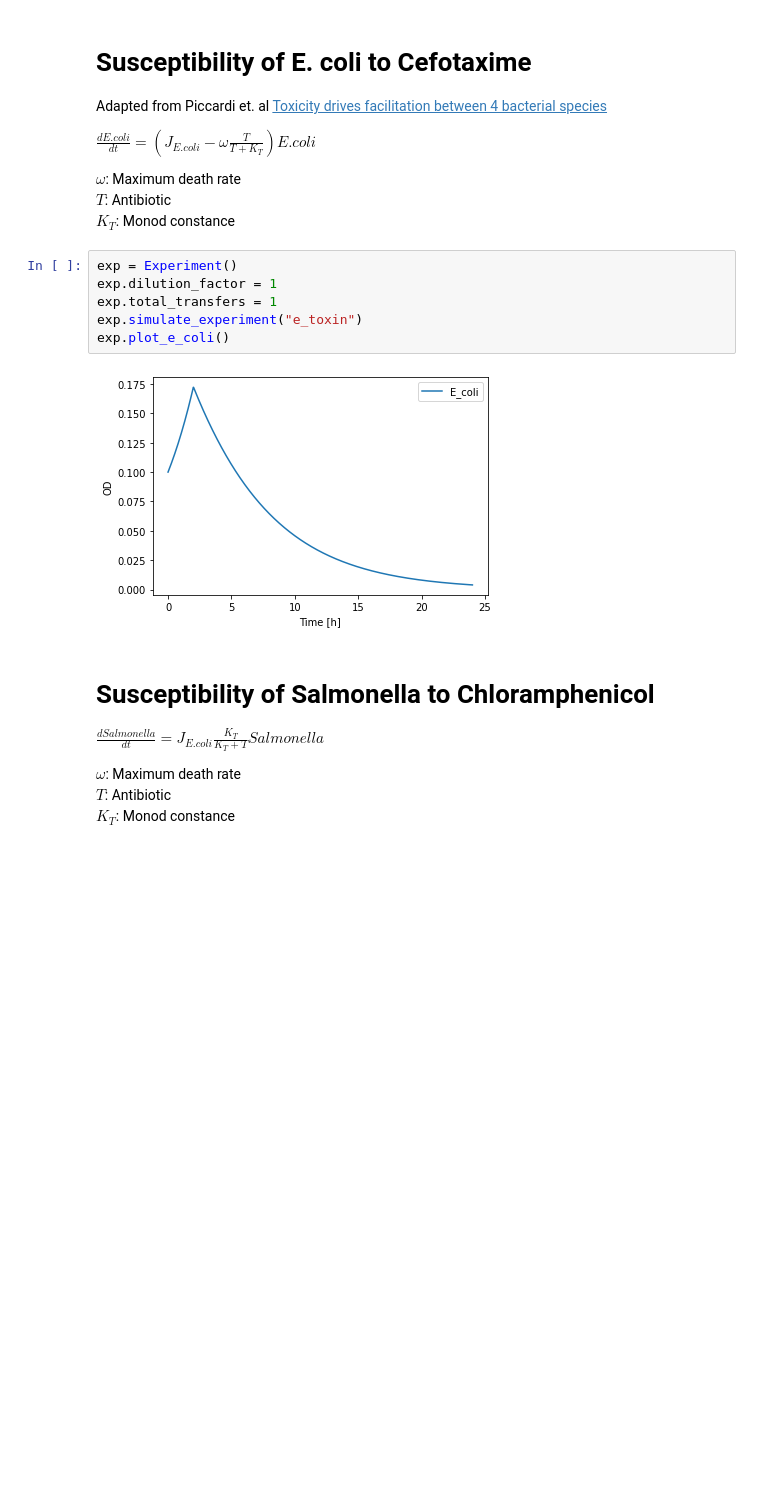
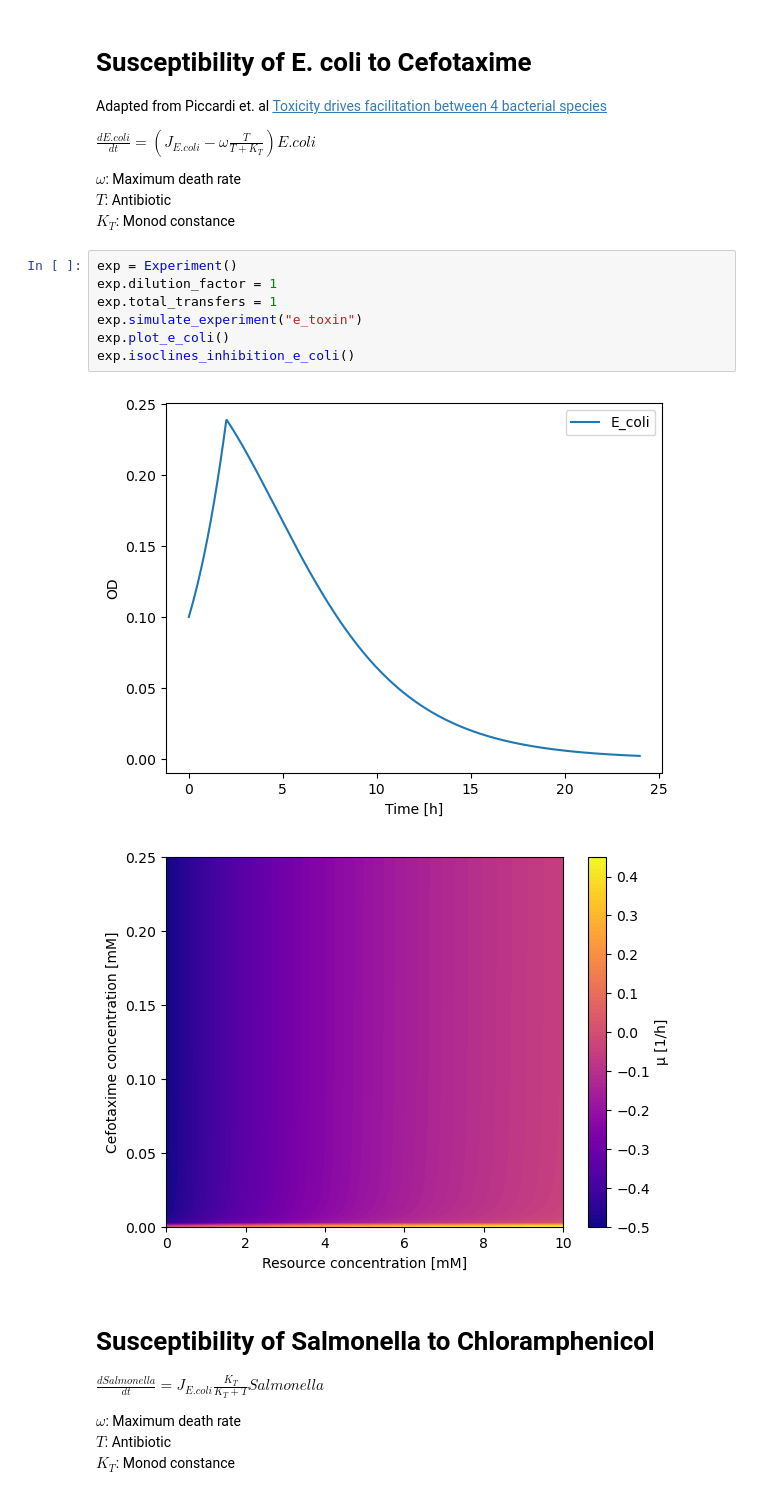
Before and after one commit to nahanoo/toxicity_kuleuven, a Jupyter notebook: overview.ipynb, the cells around one changed output. Drawn from its saved outputs; the diff is of its cells as text; blank space fills up the shorter version.

```diff
--- a/overview.ipynb
+++ b/overview.ipynb
@@ -39,11 +41,13 @@ $K_T$: Monod constance
 # %%
 exp = Experiment()
 exp.dilution_factor = 1
 exp.total_transfers = 1
 exp.simulate_experiment("e_toxin")
 exp.plot_e_coli()
+exp.isoclines_inhibition_e_coli()
 # %% [output]
-[figure, old version]
+[figure, new version]
+[figure, added]
 # %% [markdown]
 # Susceptibility of Salmonella to Chloramphenicol
 
```
Also changed, not shown: parts of 6 cells of this notebook, 59 other files.
